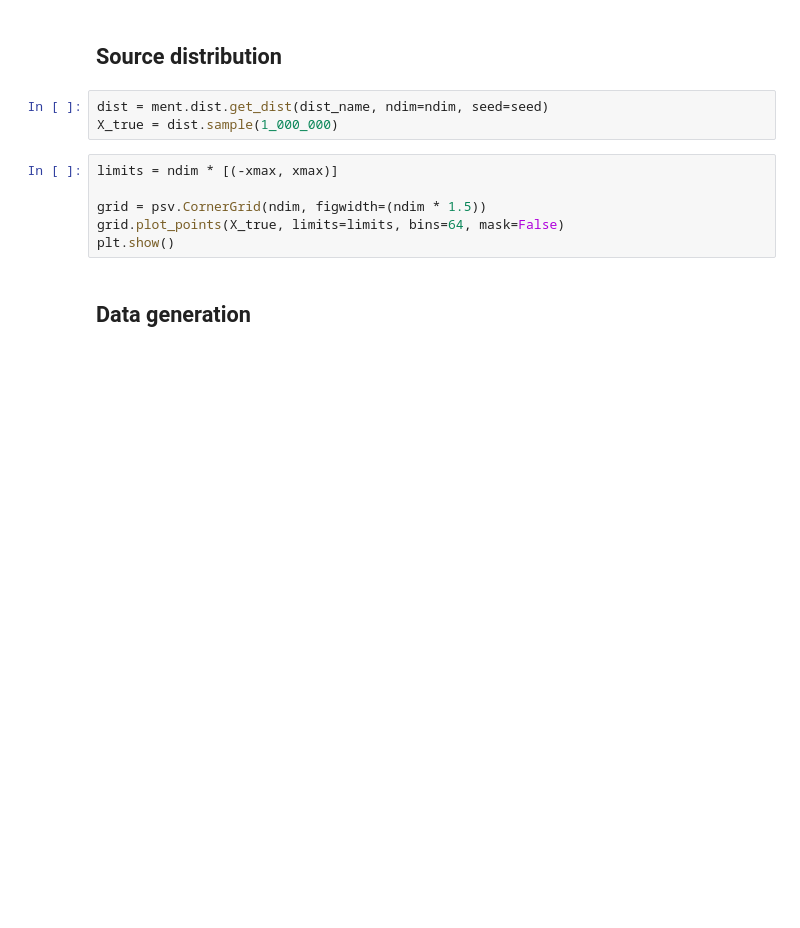
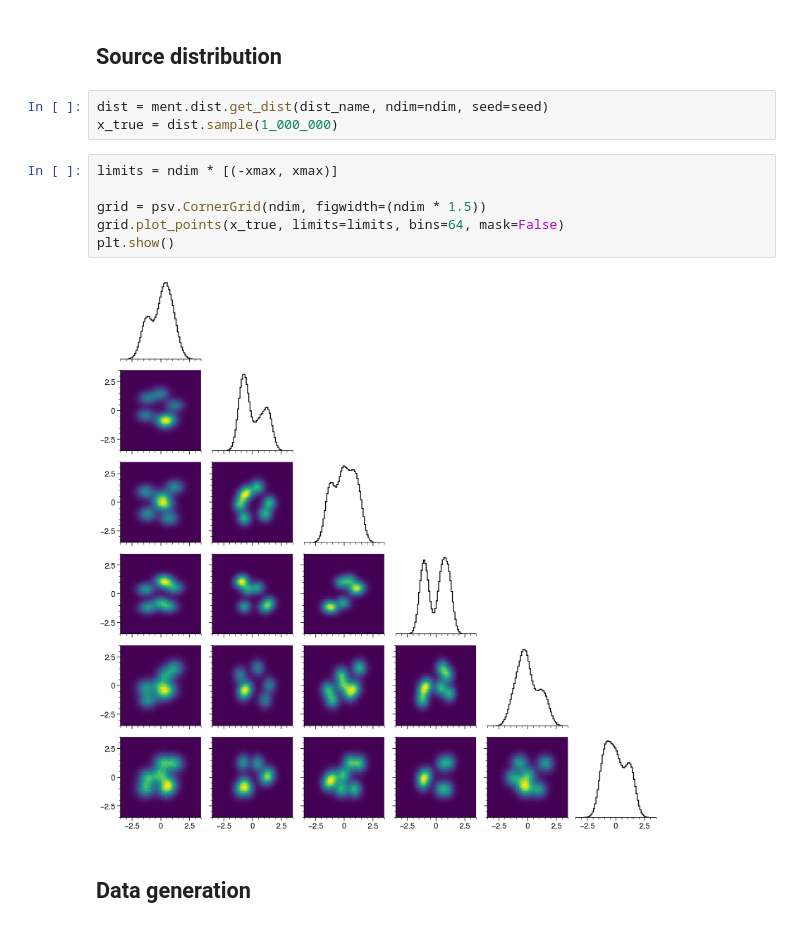
Before and after one commit to austin-hoover/ment, a Jupyter notebook: examples/rec_nd_1d_marg_sample.ipynb, the cells around one changed output. Drawn from its saved outputs; the diff is of its cells as text; blank space fills up the shorter version.

```diff
--- a/examples/rec_nd_1d_marg_sample.ipynb
+++ b/examples/rec_nd_1d_marg_sample.ipynb
@@ -33,13 +34,15 @@ seed = 12345
 ## Source distribution
 # %%
 dist = ment.dist.get_dist(dist_name, ndim=ndim, seed=seed)
-X_true = dist.sample(1_000_000)
+x_true = dist.sample(1_000_000)
 # %%
 limits = ndim * [(-xmax, xmax)]
 
 grid = psv.CornerGrid(ndim, figwidth=(ndim * 1.5))
-grid.plot_points(X_true, limits=limits, bins=64, mask=False)
+grid.plot_points(x_true, limits=limits, bins=64, mask=False)
 plt.show()
+# %% [output]
+[figure, added]
 # %% [markdown]
 ## Data generation
 # %%
```
Also changed, not shown: parts of 8 cells of this notebook, 22 other files.
